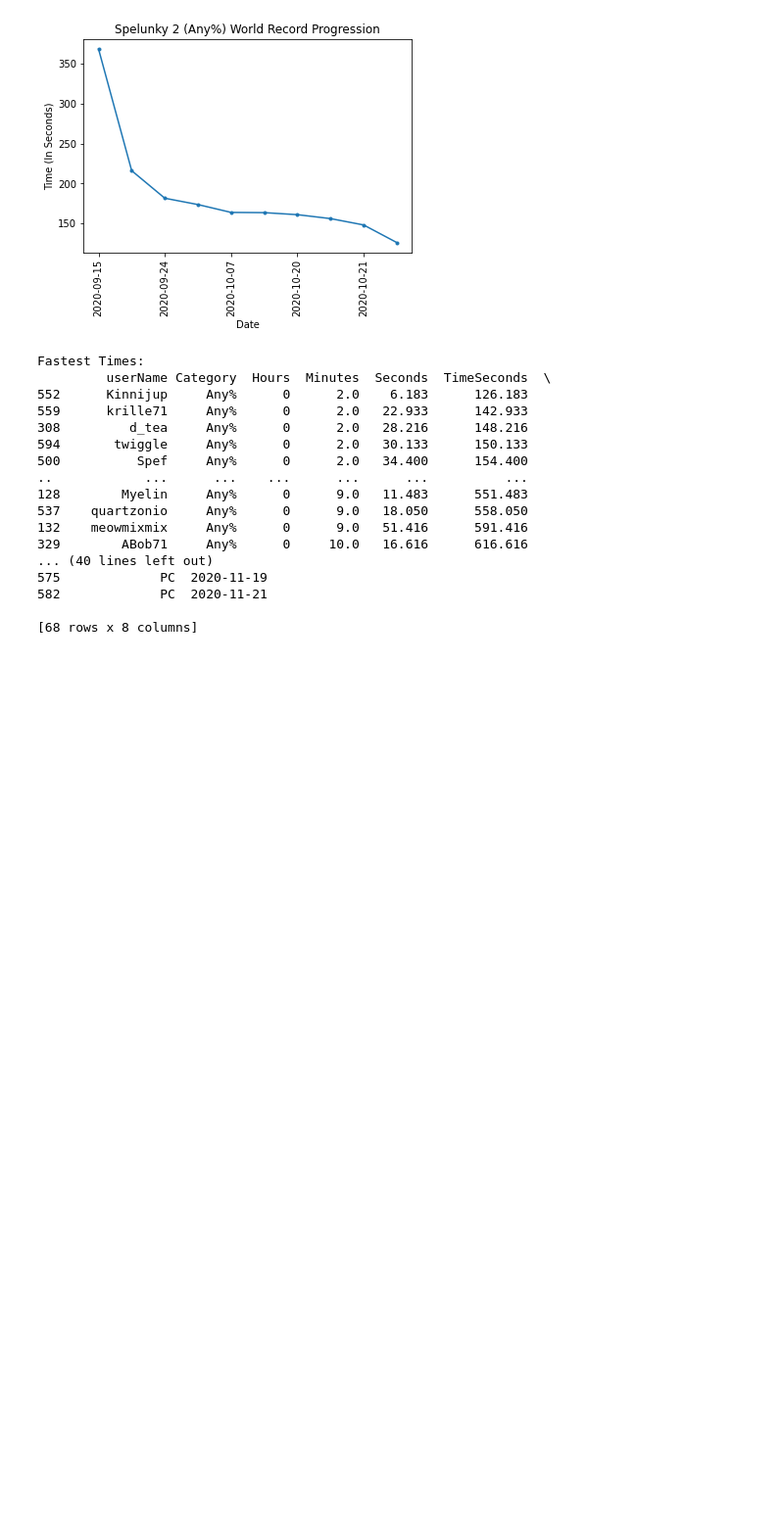
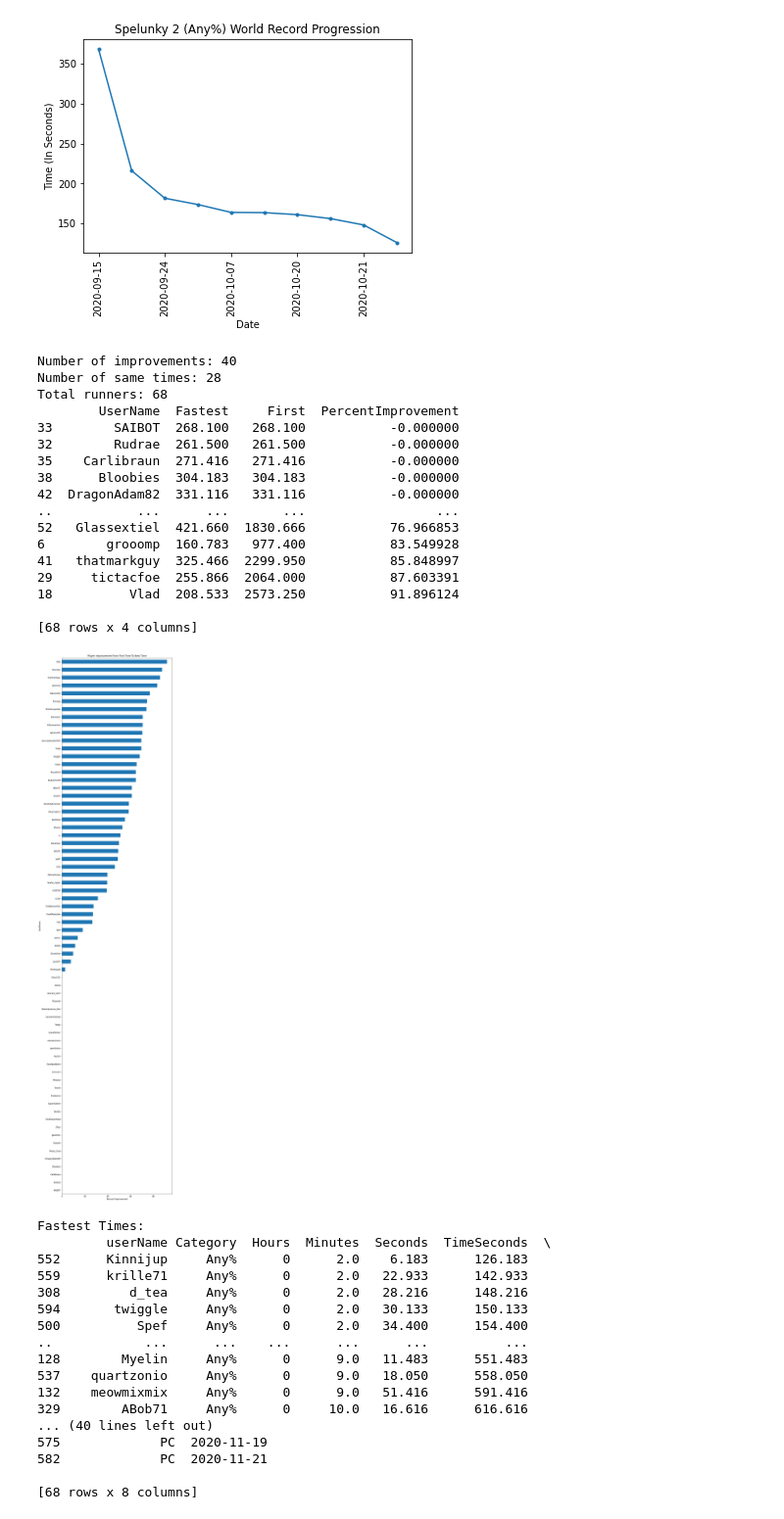
Before and after one commit to AndrewMacatangay/UIC-CS-418-Data-Scrapers, a Jupyter notebook: WebScrapers/Spelunky2Graphs.ipynb, the cells around one changed output. Shown at 98% size. Cells and saved outputs as stored; diff of their text form; code cells hidden in the pictures; blank space fills up the shorter version.

Commit message:
Final changes to spelunky graphs

```diff
--- a/WebScrapers/Spelunky2Graphs.ipynb
+++ b/WebScrapers/Spelunky2Graphs.ipynb
@@ -103,6 +103,64 @@ plt.title("Spelunky 2 (Any%) World Record Progression")
 552             PC  2020-11-17
 Text(0.5, 1.0, 'Spelunky 2 (Any%) World Record Progression')
 [figure]
+# %%
+#Print Leadboard
+
+rankingsFirst = df.sort_values(["Hours", "Minutes", "Seconds"])
+rankingsFirst = rankingsFirst.drop_duplicates(subset = "userName")
+
+rankingsLast = df.sort_values(["Date"])
+rankingsLast = rankingsLast.drop_duplicates(subset = "userName")
+
+quad = []
+
+for x in range (len(rankingsFirst)):
+    for y in range (len(rankingsLast)):
+        if rankingsFirst.iloc[x].userName == rankingsLast.iloc[y].userName:
+            fastest = rankingsFirst.iloc[x].TimeSeconds
+            first = rankingsLast.iloc[y].TimeSeconds
+            increase = (fastest - first) / first * 100
+            increase = -increase
+            quad.append((rankingsFirst.iloc[x].userName, fastest, first, increase))
+
+count = 0
+same = 0
+
+for x in quad:
+    if (x[1] < x[2]):
+        count += 1
+    elif (x[1] == x[2]):
+        same += 1;
+
+print("Number of improvements: " + str(count))
+print("Number of same times: " + str(same))
+print("Total runners: " + str(len(quad)))
+
+improvementdf =  pd.DataFrame(quad, columns = ['UserName', 'Fastest', 'First', 'PercentImprovement'])
+improvementdf = improvementdf.sort_values(["PercentImprovement"])
+improvementdf.plot(kind = "barh", x = "UserName", y = "PercentImprovement", figsize = (10,50), legend = False)
+plt.title("Player Improvement From First Time To Best Time")
+plt.xlabel("Percent Improvement")
+print(improvementdf)
+# %% [output]
+Number of improvements: 40
+Number of same times: 28
+Total runners: 68
+        UserName  Fastest     First  PercentImprovement
+33        SAIBOT  268.100   268.100           -0.000000
+32        Rudrae  261.500   261.500           -0.000000
+35    Carlibraun  271.416   271.416           -0.000000
+38      Bloobies  304.183   304.183           -0.000000
+42  DragonAdam82  331.116   331.116           -0.000000
+..           ...      ...       ...                 ...
+52   Glassextiel  421.660  1830.666           76.966853
+6        grooomp  160.783   977.400           83.549928
+41   thatmarkguy  325.466  2299.950           85.848997
+29     tictacfoe  255.866  2064.000           87.603391
+18          Vlad  208.533  2573.250           91.896124
+
+[68 rows x 4 columns]
+[figure, added]
 # %%
 #Print Leadboard
 
```
Also changed, not shown: 2 other files.
